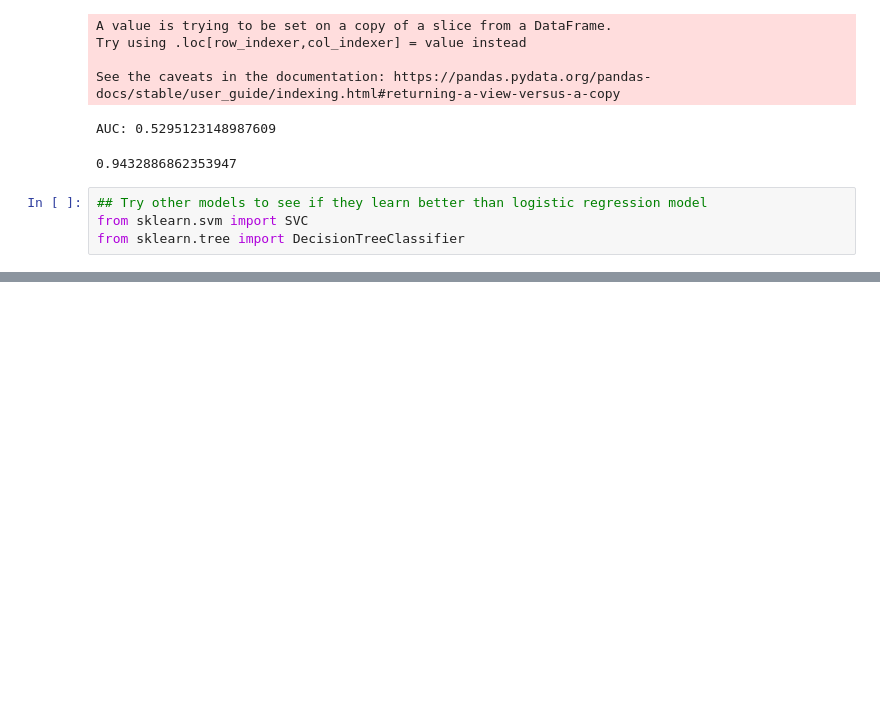
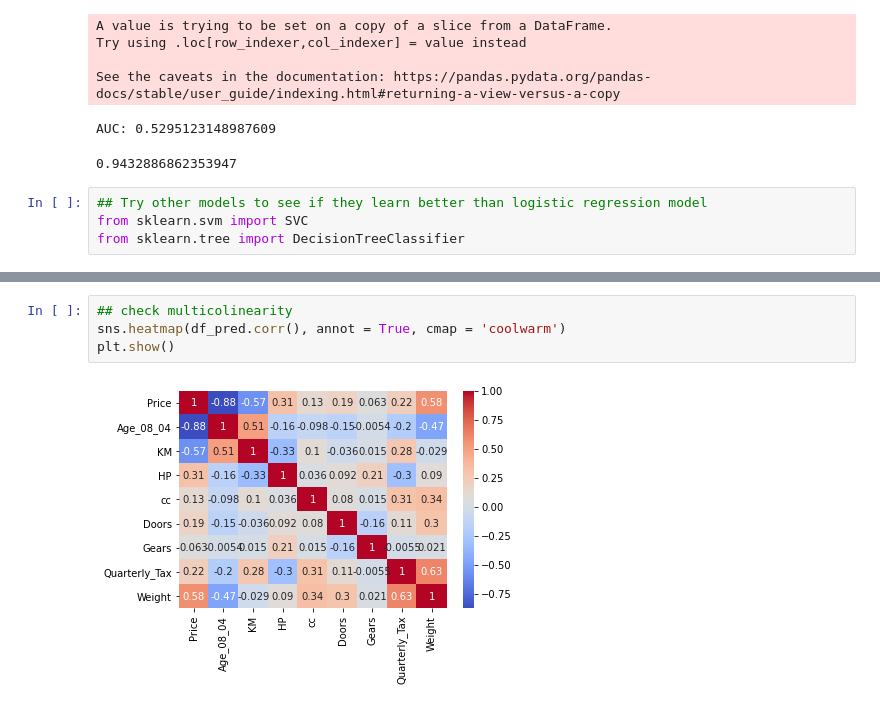
Before and after one commit to naveenverse/code, a Jupyter notebook: regression_analysis.ipynb, the cells around one changed output, grey strips where cells are left out. Drawn from its saved outputs; the diff is of its cells as text; blank space fills up the shorter version.

```diff
--- a/regression_analysis.ipynb
+++ b/regression_analysis.ipynb
@@ -587,0 +601,6 @@ plt.show()
+# %%
+## check multicolinearity
+sns.heatmap(df_pred.corr(), annot = True, cmap = 'coolwarm')
+plt.show()
+# %% [output]
+[figure, added]
```
Also changed, not shown: parts of 29 cells of this notebook.
